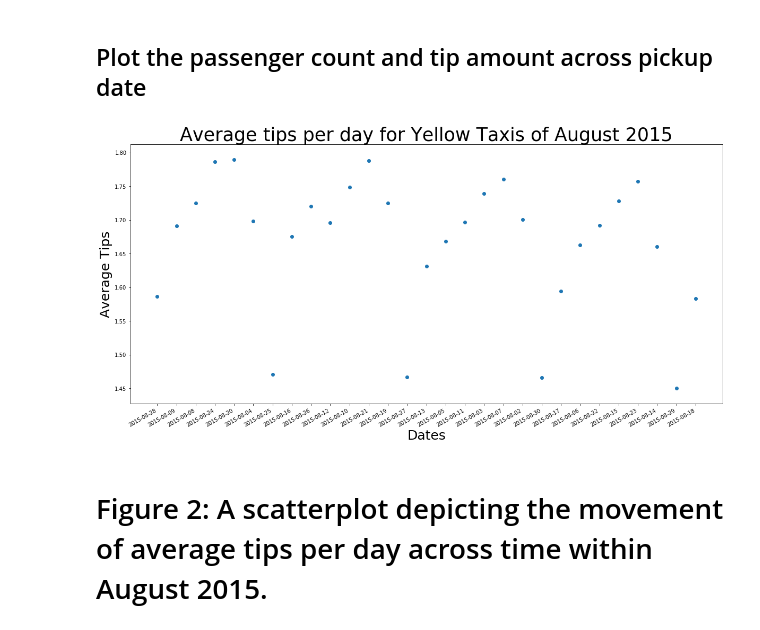
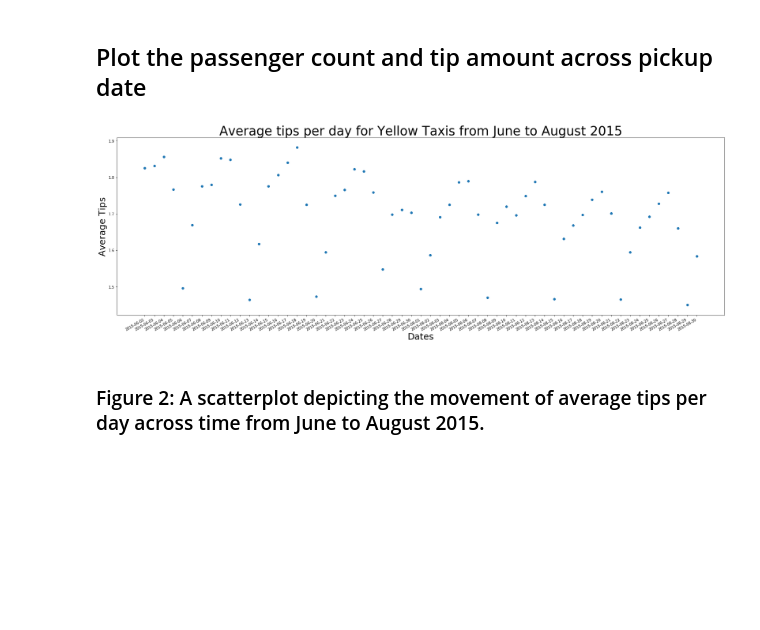
Before and after one commit to jinalklaulitz/PUI2018_msm796, a Jupyter notebook: HW3_msm796/Assignment_2_msm796.ipynb, the cells around one changed output. Saved outputs shown, nothing was run; the diff lists cells and outputs as text; code cells hidden in the pictures; blank space fills up the shorter version.

```diff
--- a/HW3_msm796/Assignment_2_msm796.ipynb
+++ b/HW3_msm796/Assignment_2_msm796.ipynb
@@ -176,7 +176,7 @@ i've also filtered the dataset to only contain the dates within August 2015. Plo
 # %%
 #taxi_data.drop('pickup_datetime',axis=1,inplace=True)
 taxi_data.head(8)
-taxi_data=taxi_data[(taxi_data['pickup_date'] > datetime.datetime.strptime('2015-08-01', "%Y-%m-%d").date()) & (taxi_data['pickup_date'] < datetime.datetime.strptime('2015-08-31', "%Y-%m-%d").date())]
+taxi_data=taxi_data[(taxi_data['pickup_date'] > datetime.datetime.strptime('2015-06-01', "%Y-%m-%d").date()) & (taxi_data['pickup_date'] < datetime.datetime.strptime('2015-08-31', "%Y-%m-%d").date())]
 # %% [markdown]
 ### I fix up the tip amount as the data type should be float when i apply an aggregated method (mean) later on my groupby
 # %%
@@ -186,15 +186,16 @@ taxi_data['pickup_date']=taxi_data['pickup_date'].astype(str)
 # %% [markdown]
 ## Plot the passenger count and tip amount across pickup date
 # %%
-plt.figure(figsize=(20,10))
-plt.title('Average tips per day for Yellow Taxis of August 2015',fontsize=35)
+plt.figure(figsize=(30,10))
+plt.title('Average tips per day for Yellow Taxis from June to August 2015',fontsize=35)
+taxi_data=taxi_data.sort_values(by=['pickup_date'])
 plt.scatter(taxi_data.pickup_date.unique()
-         ,taxi_data.groupby(['pickup_date'], sort=True)['tip_amount'].mean())
+         ,taxi_data.groupby(['pickup_date'])['tip_amount'].mean())
 plt.gcf().autofmt_xdate()
 plt.xlabel('Dates', fontsize=25)
 plt.ylabel('Average Tips', fontsize=25)
 plt.show()
 # %% [output]
-[figure, old version]
+[figure, new version]
 # %% [markdown]
-# Figure 2: A scatterplot depicting the movement of average tips per day across time within August 2015.
+### Figure 2: A scatterplot depicting the movement of average tips per day across time from June to August 2015.
```
Also changed, not shown: parts of 1 cell of this notebook.
